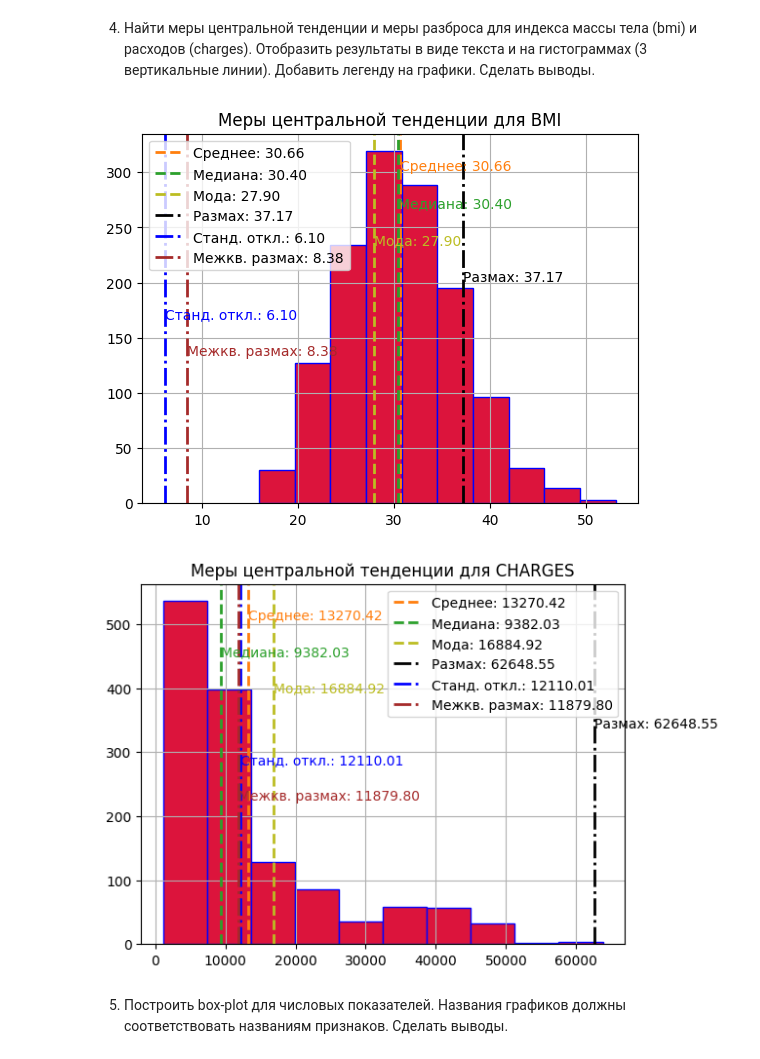
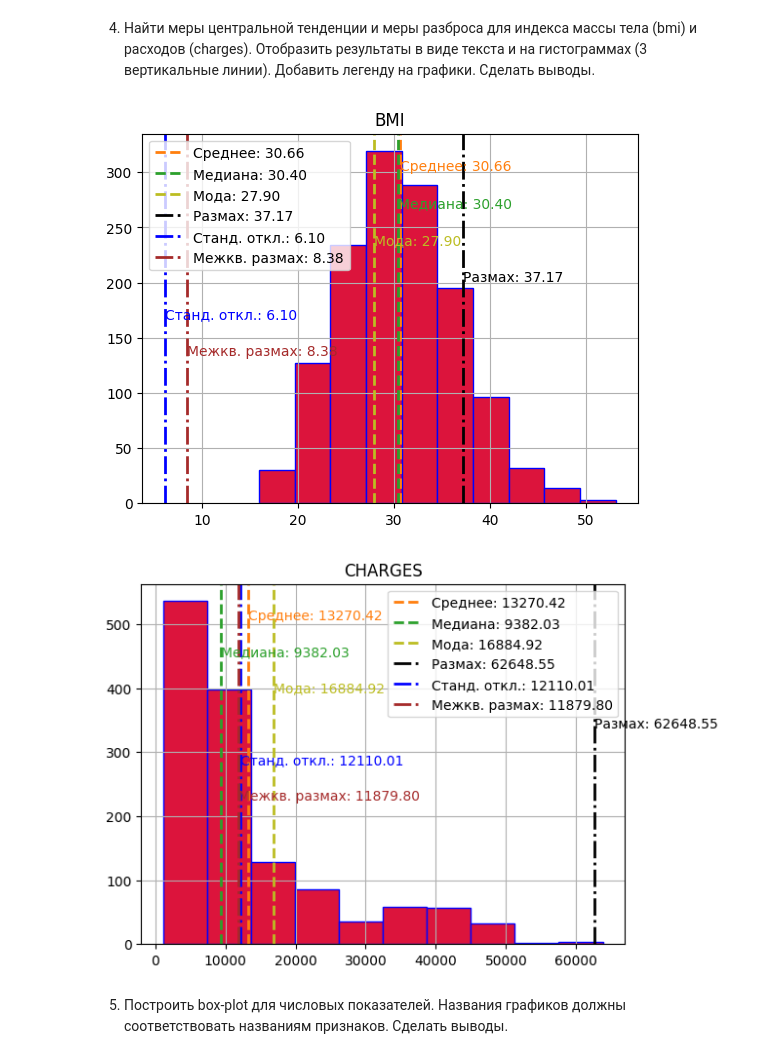
Before and after one commit to desolee7/TIABD, a Jupyter notebook: 3Praktika/3Praktika.ipynb, the cells around one changed output. Drawn from its saved outputs; the diff is of its cells as text; code cells hidden in the pictures.

```diff
--- a/3Praktika/3Praktika.ipynb
+++ b/3Praktika/3Praktika.ipynb
@@ -101,37 +101,37 @@ plt.axvline(std_bmi, color='b', linestyle='dashdot', linewidth=2, label=f'Ста
 
 plt.text(iqr_bmi, plt.ylim()[1]*0.4, f'Межкв. размах: {iqr_bmi:.2f}', color='brown')
 plt.axvline(iqr_bmi, color='brown', linestyle='dashdot', linewidth=2, label=f'Межкв. размах: {iqr_bmi:.2f}')
 
-plt.title("Меры центральной тенденции для BMI")
+plt.title("BMI")
 plt.legend()
 plt.show()
 
 
 data.charges.hist(color='crimson', edgecolor='blue')
 plt.text(mean_charges, plt.ylim()[1]*0.9, f'Среднее: {mean_charges:.2f}', color='C1')
 plt.axvline(mean_charges, color='C1', linestyle='dashed', linewidth=2, label=f'Среднее: {mean_charges:.2f}')
 
 plt.text(med_charges, plt.ylim()[1]*0.8, f'Медиана: {med_charges:.2f}', color='C2')
 plt.axvline(med_charges, color='C2', linestyle='dashed', linewidth=2, label=f'Медиана: {med_charges:.2f}')
 
 plt.text(moda_charges.mode[0], plt.ylim()[1]*0.7, f'Мода: {moda_charges.mode[0]:.2f}', color='C8')
 plt.axvline(moda_charges.mode[0], color='C8', linestyle='dashed', linewidth=2, label=f'Мода: {moda_charges.mode[0]:.2f}')
 
 plt.text(range_charges, plt.ylim()[1]*0.6, f'Размах: {range_charges:.2f}', color='black')
 plt.axvline(range_charges, color='black', linestyle='dashdot', linewidth=2, label=f'Размах: {range_charges:.2f}')
 
 plt.text(std_charges, plt.ylim()[1]*0.5, f'Станд. откл.: {std_charges:.2f}', color='b')
 plt.axvline(std_charges, color='b', linestyle='dashdot', linewidth=2, label=f'Станд. откл.: {std_charges:.2f}')
 
 plt.text(iqr_charges, plt.ylim()[1]*0.4, f'Межкв. размах: {iqr_charges:.2f}', color='brown')
 plt.axvline(iqr_charges, color='brown', linestyle='dashdot', linewidth=2, label=f'Межкв. размах: {iqr_charges:.2f}')
 
-plt.title("Меры центральной тенденции для CHARGES")
+plt.title("CHARGES")
 plt.legend()
 plt.show()
 # %% [output]
-[figure, old version]
+[figure, new version]
-[figure, old version]
+[figure, new version]
 # %% [markdown]
 5. Построить box-plot для числовых показателей. Названия графиков должны
 соответствовать названиям признаков. Сделать выводы.
```
Also changed, not shown: parts of 7 cells of this notebook, 1 other file.
